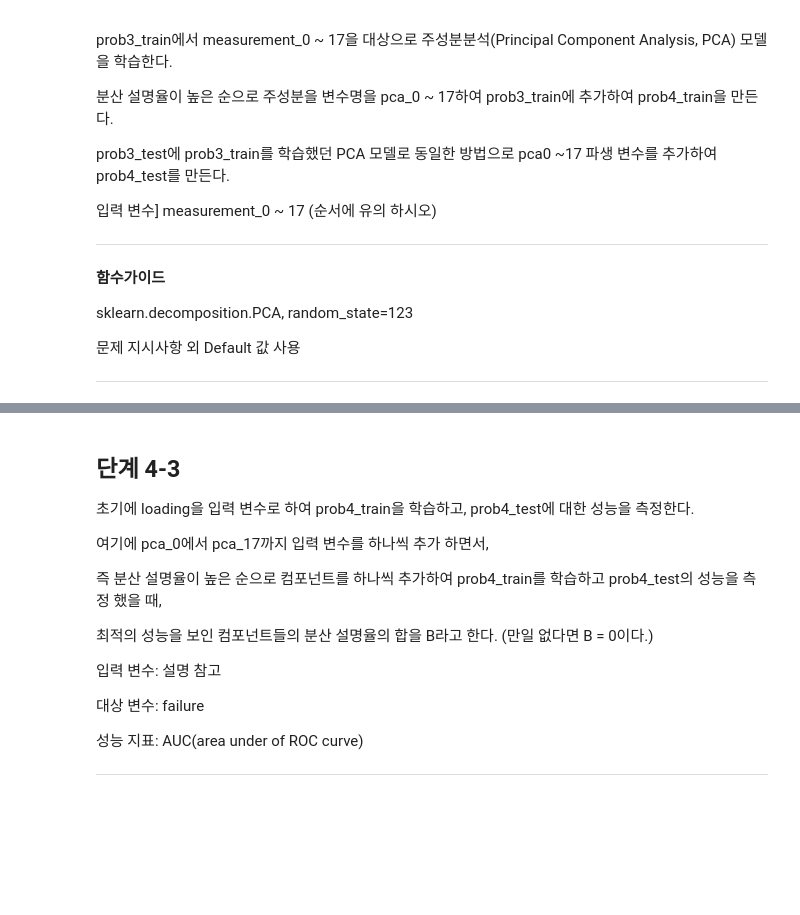
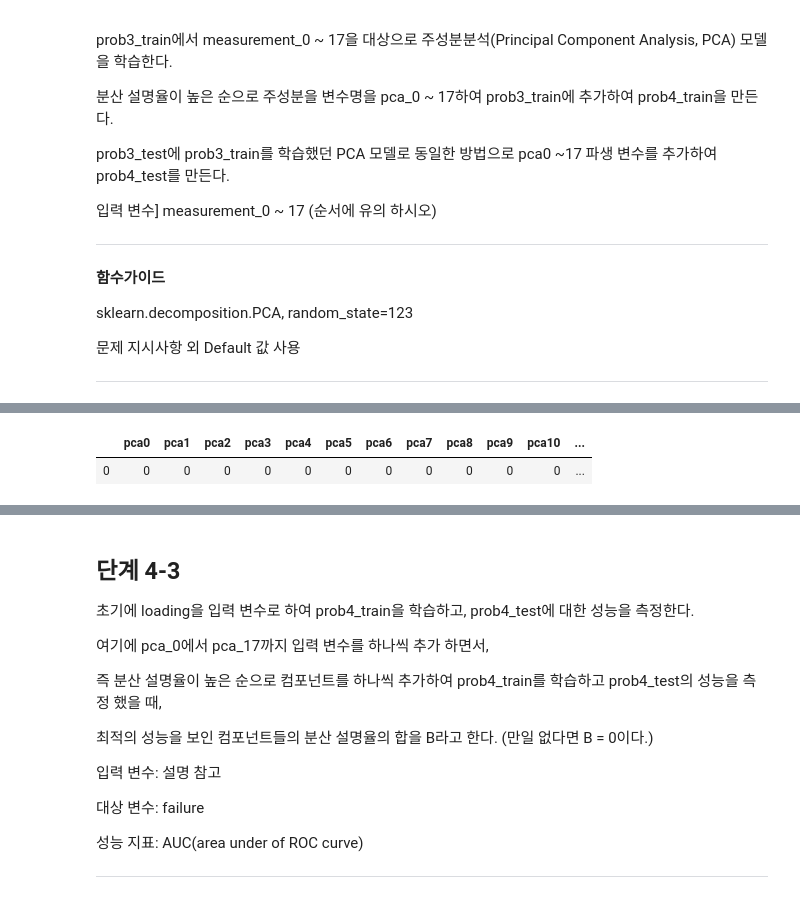
Before and after one commit to sunkusun9/DS_lv3_2311_1, a Jupyter notebook: sec_ds_lv3_prob1_prob.ipynb, the cells around one changed output, grey strips where cells are left out. Drawn from its saved outputs; the diff is of its cells as text; code cells hidden in the pictures; blank space fills up the shorter version.

```diff
--- a/sec_ds_lv3_prob1_prob.ipynb
+++ b/sec_ds_lv3_prob1_prob.ipynb
@@ -1062,0 +1102,11 @@ sklearn.decomposition.PCA, random_state=123
+# %%
+df_prob4_test = df_prob3_test.copy()
+df_prob4_test[X_pca_tr] =  pd.DataFrame(
+    pca.transform(df_prob3_test[X_pca]),
+    index = df_prob3_test.index,
+    columns = X_pca_tr
+)
+df_prob4_test[X_pca_tr].isna().sum().to_frame().T
+# %% [output]
+|  | pca0 | pca1 | pca2 | pca3 | pca4 | pca5 | pca6 | pca7 | pca8 | pca9 | pca10 | ... |
+| 0 | 0 | 0 | 0 | 0 | 0 | 0 | 0 | 0 | 0 | 0 | 0 | ... |
```
Also changed, not shown: parts of 59 cells of this notebook.
